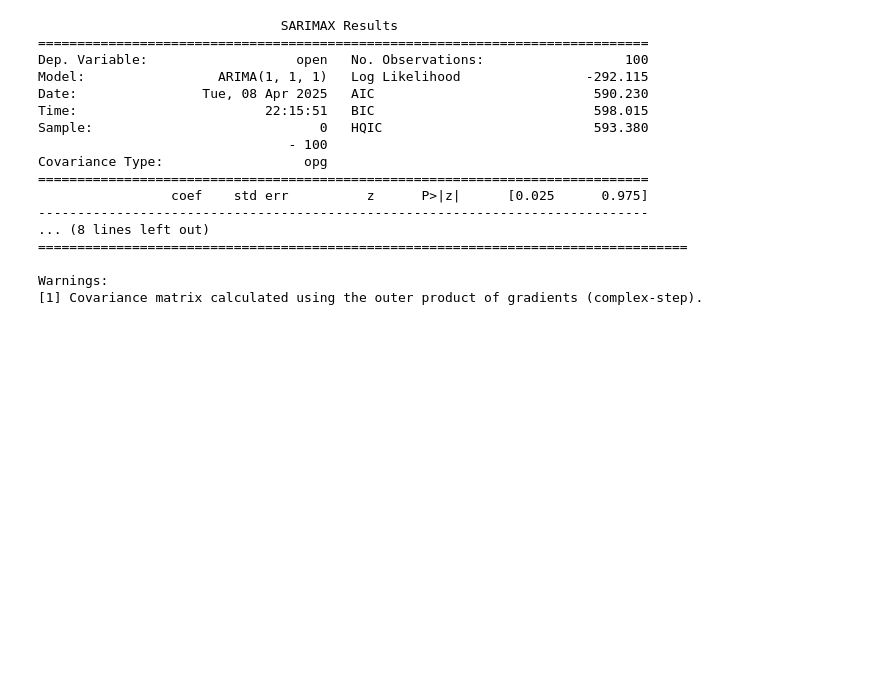
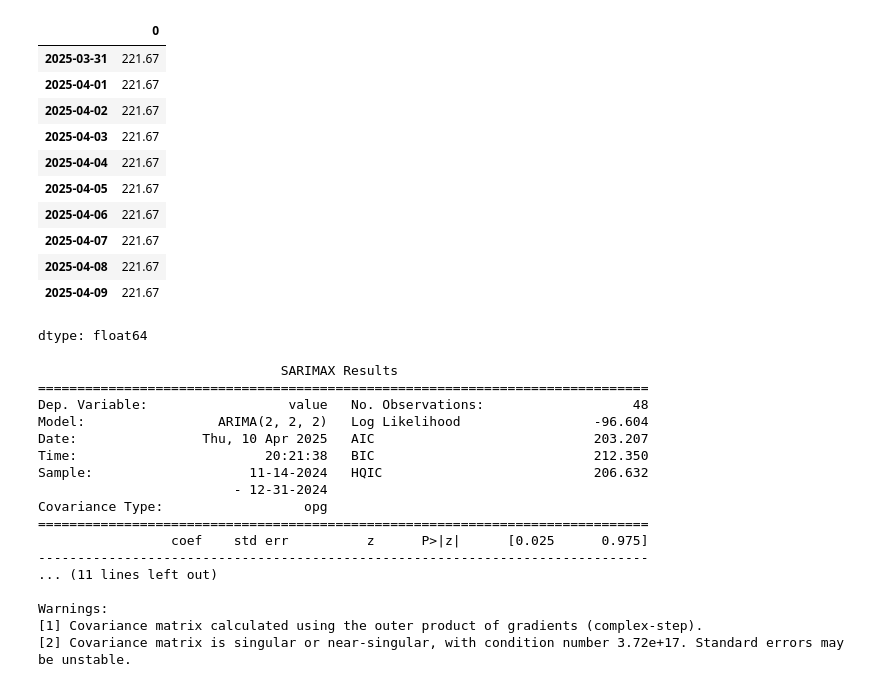
Before and after one commit to NikitaMeshDS/financial_time_series_analysis, a Jupyter notebook: Kursach2025.ipynb, the cells around one changed output. Cells and saved outputs as stored; diff of their text form; code cells hidden in the pictures; blank space fills up the shorter version.

```diff
--- a/Kursach2025.ipynb
+++ b/Kursach2025.ipynb
@@ -55,23 +104,45 @@ plt.show()
+# %%
+forecast, conf_int = model.predict(
+    n_periods=forecast_steps,
+    return_conf_int=True  # Возвращает доверительные интервалы
+)
+
+forecast
+# %% [output]
+|  | 0 |
+| 2025-03-31 | 221.67 |
+| 2025-04-01 | 221.67 |
+| 2025-04-02 | 221.67 |
+| 2025-04-03 | 221.67 |
+| 2025-04-04 | 221.67 |
+| 2025-04-05 | 221.67 |
+| 2025-04-06 | 221.67 |
+| 2025-04-07 | 221.67 |
+| 2025-04-08 | 221.67 |
+| 2025-04-09 | 221.67 |
+dtype: float64
 # %%
-model = ARIMA(ts[:-10], order=(1, 1, 1))
+forecast_steps = 100
+
+model = ARIMA(ts[:-forecast_steps], order=(2, 2, 2))
 result = model.fit()
 
-print(result.summary())
+print(result.summary()) #выведем summary модели
 # %% [output]
                                SARIMAX Results
 ==============================================================================
-Dep. Variable:                   open   No. Observations:                  100
-Model:                 ARIMA(1, 1, 1)   Log Likelihood                -292.115
-Date:                Tue, 08 Apr 2025   AIC                            590.230
-Time:                        22:15:51   BIC                            598.015
-Sample:                             0   HQIC                           593.380
-                                - 100
+Dep. Variable:                  value   No. Observations:                   48
+Model:                 ARIMA(2, 2, 2)   Log Likelihood                 -96.604
+Date:                Thu, 10 Apr 2025   AIC                            203.207
+Time:                        20:21:38   BIC                            212.350
+Sample:                    11-14-2024   HQIC                           206.632
+                         - 12-31-2024
 Covariance Type:                  opg
 ==============================================================================
                  coef    std err          z      P>|z|      [0.025      0.975]
 ------------------------------------------------------------------------------
-... (8 lines left out)
-===================================================================================
+... (11 lines left out)
 
 Warnings:
 [1] Covariance matrix calculated using the outer product of gradients (complex-step).
+[2] Covariance matrix is singular or near-singular, with condition number 3.72e+17. Standard errors may be unstable.
```
Also changed, not shown: parts of 16 cells of this notebook.
